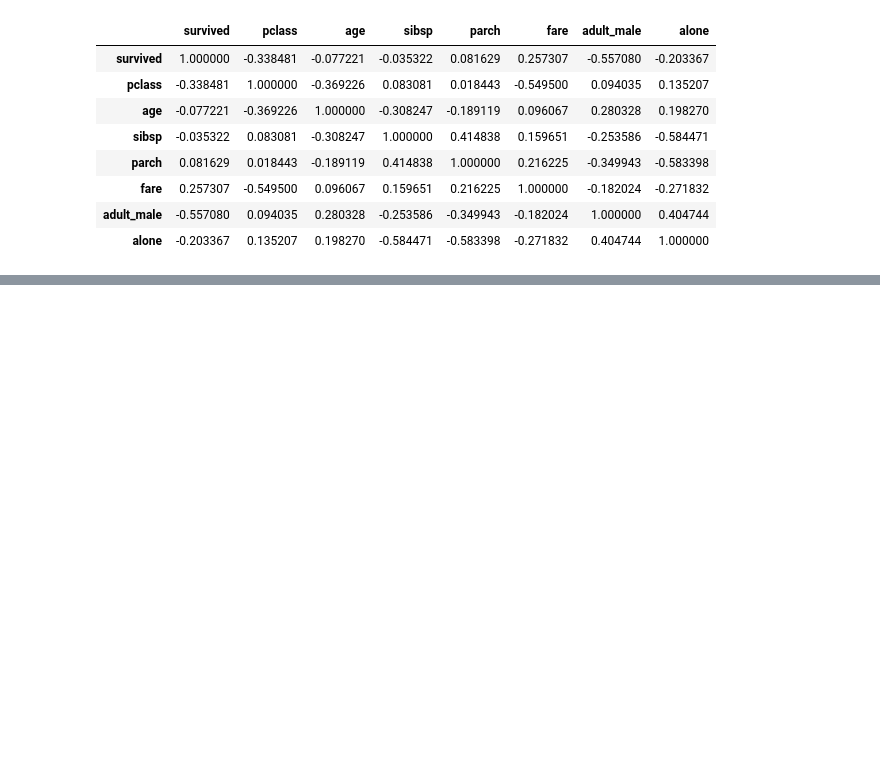
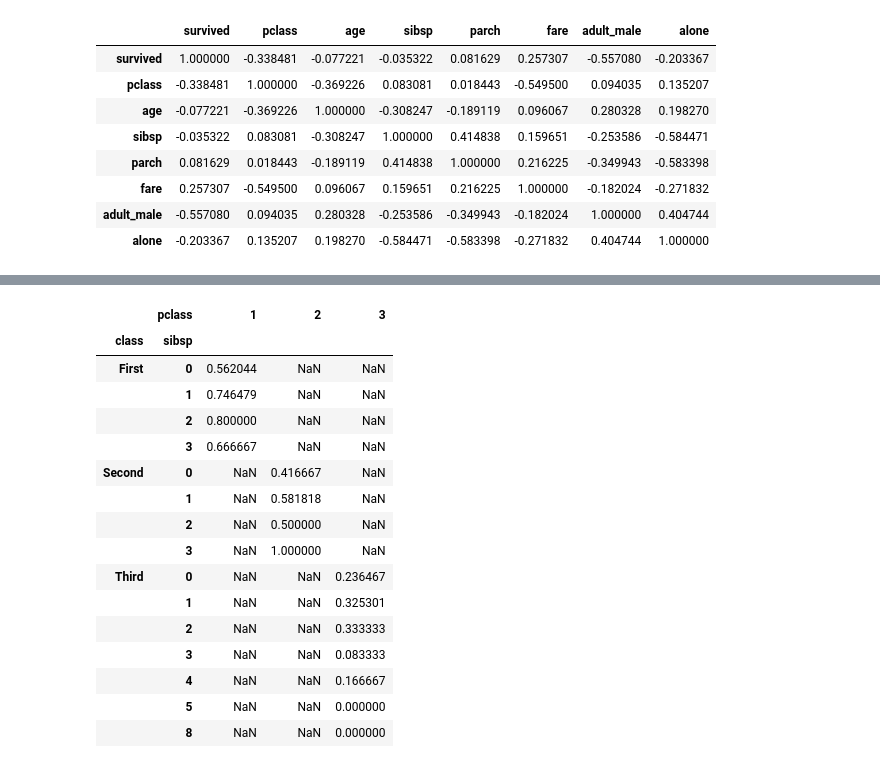
Before and after one commit to landturtler/2020_AI_education_example, a Jupyter notebook: pandas_basic.ipynb, the cells around one changed output, grey strips where cells are left out. Drawn from its saved outputs; the diff is of its cells as text; code cells hidden in the pictures; blank space fills up the shorter version.

```diff
--- a/pandas_basic.ipynb
+++ b/pandas_basic.ipynb
@@ -975,0 +1010,20 @@ pandas.core.series.Series
+# %%
+titanic.pivot_table('survived',index = ['class','sibsp'],aggfunc='mean',columns='pclass')
+# %% [output]
+|  | pclass | 1 | 2 | 3 |
+| class | sibsp |  |  |  |
+| First | 0 | 0.562044 | NaN | NaN |
+|  | 1 | 0.746479 | NaN | NaN |
+|  | 2 | 0.800000 | NaN | NaN |
+|  | 3 | 0.666667 | NaN | NaN |
+| Second | 0 | NaN | 0.416667 | NaN |
+|  | 1 | NaN | 0.581818 | NaN |
+|  | 2 | NaN | 0.500000 | NaN |
+|  | 3 | NaN | 1.000000 | NaN |
+| Third | 0 | NaN | NaN | 0.236467 |
+|  | 1 | NaN | NaN | 0.325301 |
+|  | 2 | NaN | NaN | 0.333333 |
+|  | 3 | NaN | NaN | 0.083333 |
+|  | 4 | NaN | NaN | 0.166667 |
+|  | 5 | NaN | NaN | 0.000000 |
+|  | 8 | NaN | NaN | 0.000000 |
```
Also changed, not shown: parts of 13 cells of this notebook.
